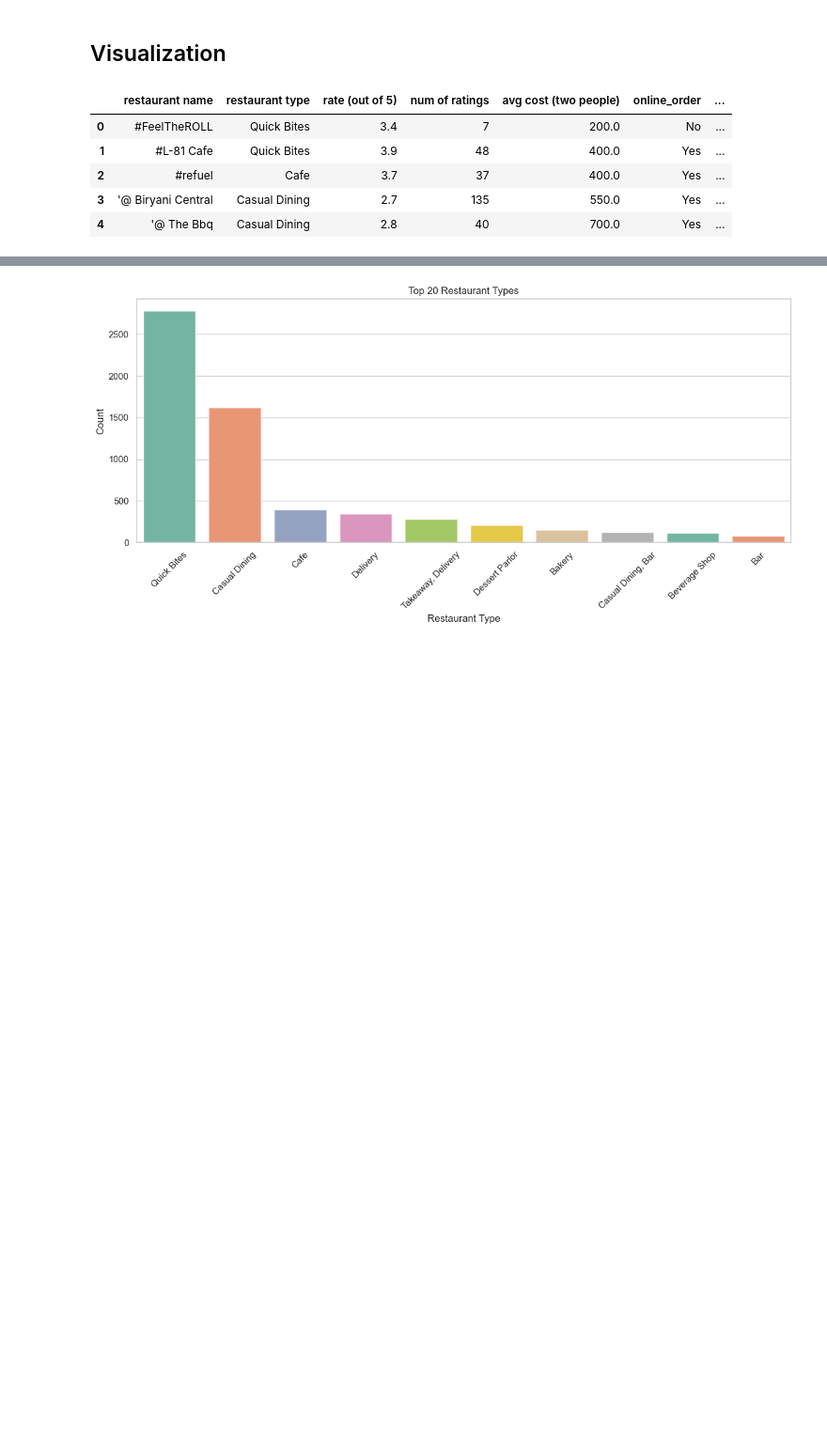
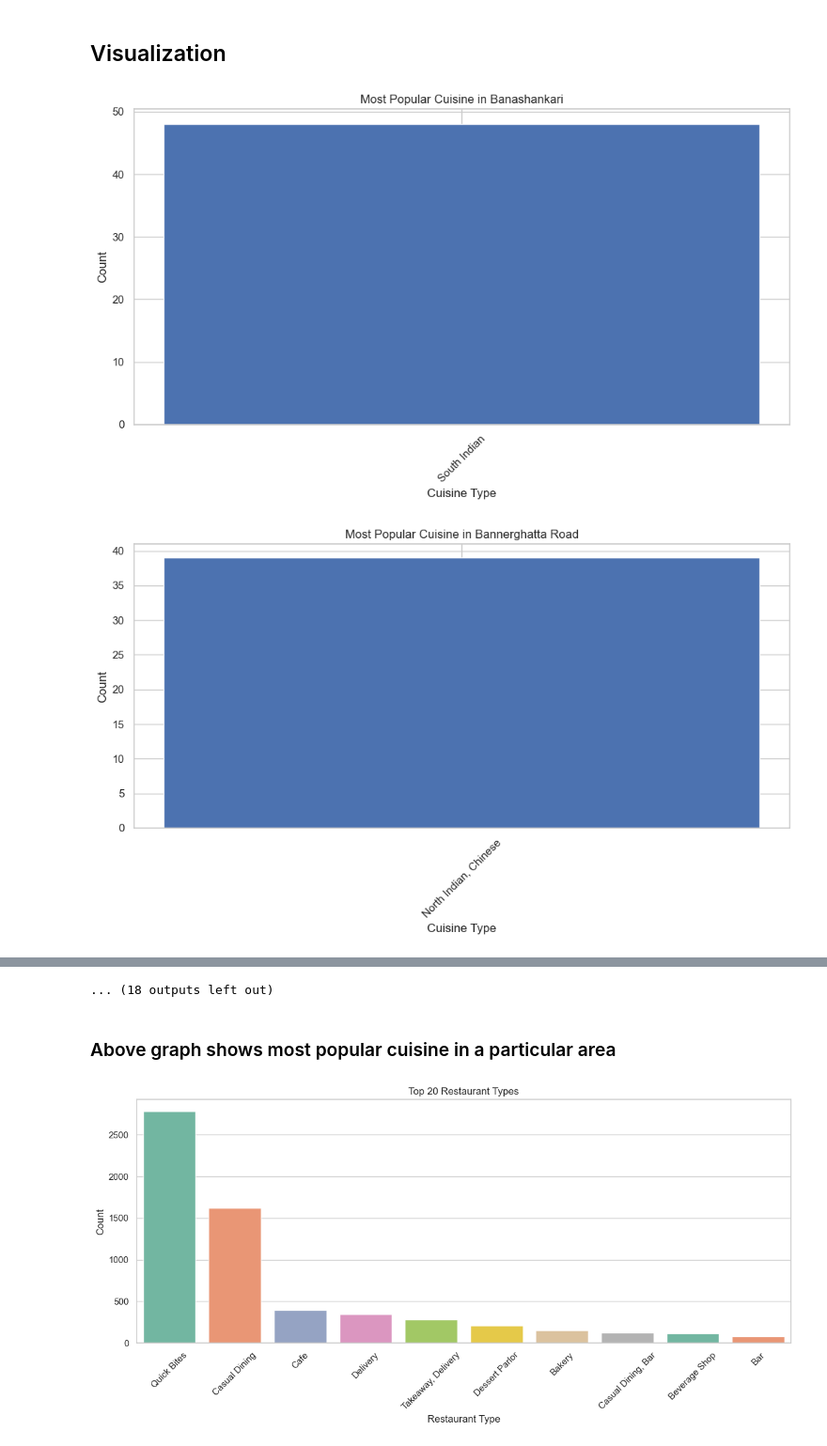
Before and after one commit to rohanayush/zomato-analysis, a Jupyter notebook: Zomato analysis.ipynb, the cells around one changed output, grey strips where cells are left out. Shown at 94% size. Drawn from its saved outputs; the diff is of its cells as text; code cells hidden in the pictures; blank space fills up the shorter version.

Commit message:
area analyis added

```diff
--- a/Zomato analysis.ipynb
+++ b/Zomato analysis.ipynb
@@ -384,3 +395,7 @@ cost_restaurant.loc[rows,columns]
 | 3 | '@ Biryani Central | 550.0 | 2.7 |
 | 4 | '@ The Bbq | 700.0 | 2.8 |
 | 5 | '@99 | 200.0 | 3.4 |
+# %%
+# Group by area and cuisine type, and count occurrences
+cuisine_counts = df.groupby(['area', 'cuisines type']).size().reset_index(name='count')
+cuisine_counts
@@ -386,0 +416,4 @@ cost_restaurant.loc[rows,columns]
+# %%
+# Find the most popular cuisine in each area
+popular_cuisines = cuisine_counts.groupby('area').apply(lambda x: x.nlargest(1, 'count')).reset_index(drop=True)
+popular_cuisines
@@ -399,15 +450,17 @@ A positive correlation means that as the value of one variable increases, the va
 In the context of our data, this correlation value suggests that there is some tendency for higher average cost values to be associated with higher rating values (out of 5). However, the correlation is not strong enough to make definitive conclusions about a direct cause-and-effect relationship between these variables. Other factors might also be influencing the relationship between the average cost and the rating.
 # %% [markdown]
 ## Visualization
-# %%
-df.head()
-# %% [output]
-|  | restaurant name | restaurant type | rate (out of 5) | num of ratings | avg cost (two people) | online_order | ... |
-| 0 | #FeelTheROLL | Quick Bites | 3.4 | 7 | 200.0 | No | ... |
-| 1 | #L-81 Cafe | Quick Bites | 3.9 | 48 | 400.0 | Yes | ... |
-| 2 | #refuel | Cafe | 3.7 | 37 | 400.0 | Yes | ... |
-| 3 | '@ Biryani Central | Casual Dining | 2.7 | 135 | 550.0 | Yes | ... |
-| 4 | '@ The Bbq | Casual Dining | 2.8 | 40 | 700.0 | Yes | ... |
 # %%
-import seaborn as sns
-import matplotlib.pyplot as plt
+# Visualize the popular cuisines in each area
+for area, popular_cuisine in popular_cuisines.groupby('area'):
+    plt.figure(figsize=(10, 6))
+    plt.bar(popular_cuisine['cuisines type'], popular_cuisine['count'])
+    plt.xlabel('Cuisine Type')
+    plt.ylabel('Count')
+    plt.title(f'Most Popular Cuisine in {area}')
+    plt.xticks(rotation=45)
+    plt.tight_layout()
+    plt.show()
+# %% [output]
+[figure, added]
+[figure, added]
@@ -414,3 +477,6 @@ import matplotlib.pyplot as plt
+... (18 outputs left out)
+# %% [markdown]
+### Above graph shows most popular cuisine in a particular area
 # %%
 # Calculate value counts for restaurant types
 restaurant_type_counts = df["restaurant type"].value_counts().head(10)
```
Also changed, not shown: parts of 13 cells of this notebook.
